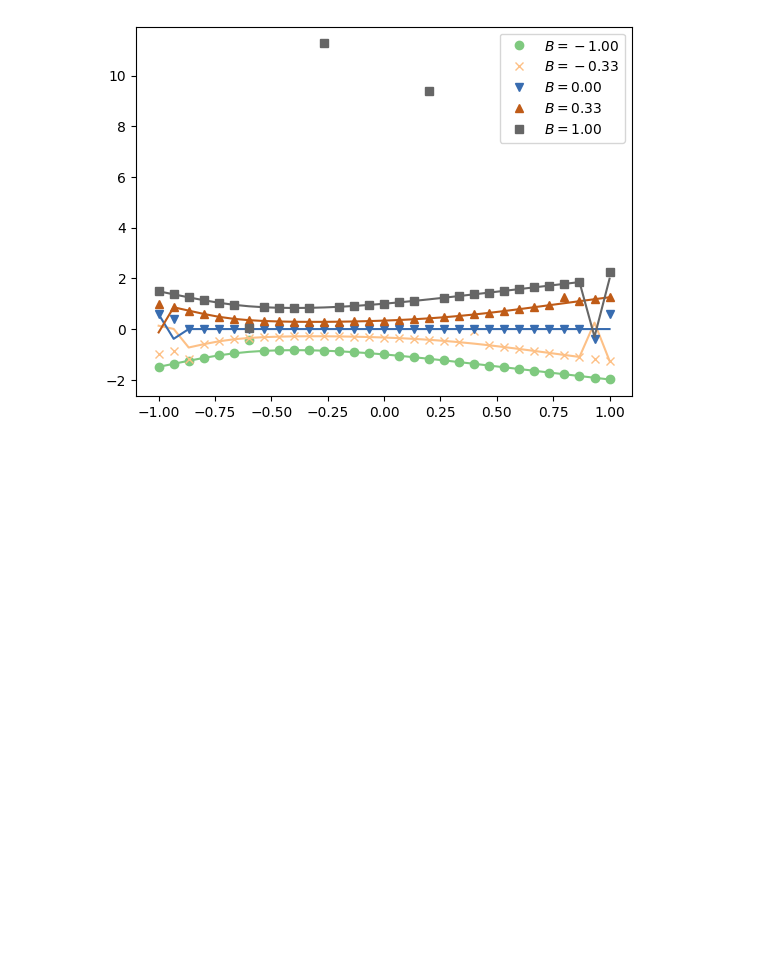
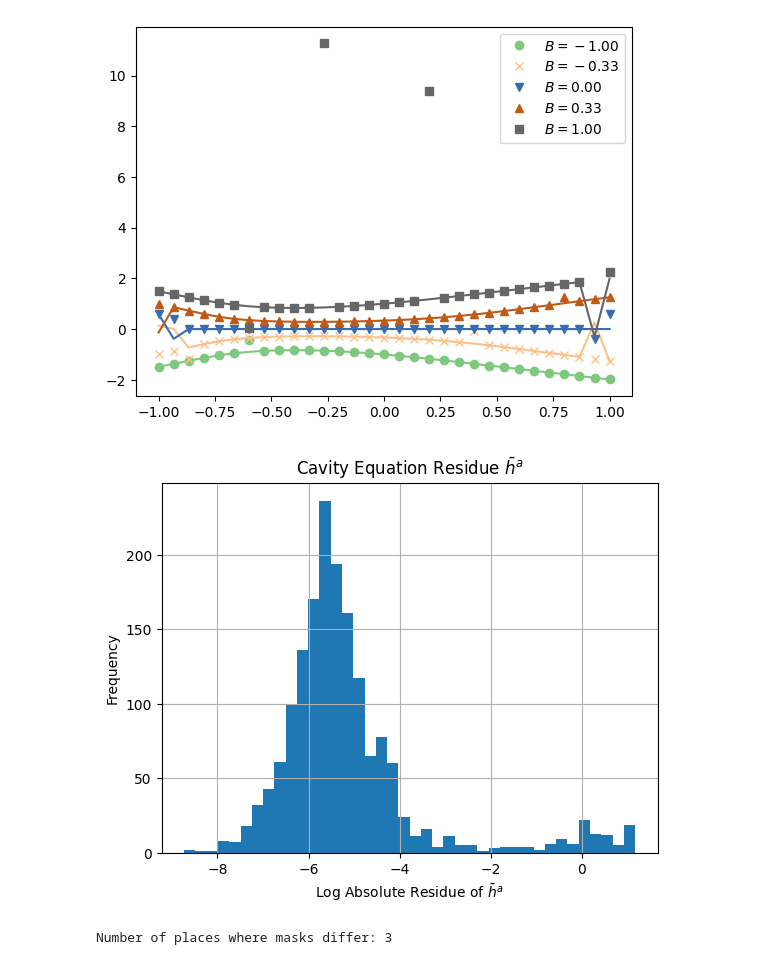
Before and after one commit to YizhongHu/statistical_mechanics_on_graphs, a Jupyter notebook: src/ising_bipartite.ipynb, the cells around one changed output. Cells and saved outputs as stored; diff of their text form; code cells hidden in the pictures; blank space fills up the shorter version.

```diff
--- a/src/ising_bipartite.ipynb
+++ b/src/ising_bipartite.ipynb
@@ -175,7 +175,7 @@ def flat_to_2d(mu, l, k):
     return mu[:2*(l+1)].reshape(2, l+1), \
            mu[2*(l+1):].reshape(2, k+1)
 
-def visualize(p, ax, vmin=None, vmax=None):
+def visualize(p, ax, vmin=None, vmax=None, sci_notation=False):
     '''
     Generates a heatmap for the distribution
     '''
@@ -184,7 +184,8 @@ def visualize(p, ax, vmin=None, vmax=None):
     im = ax.imshow(p, extent=[0, 2 * p.shape[1], 0, 4], cmap='Greys', vmin=vmin, vmax=vmax)
     for i in range(p.shape[0]):
         for j in range(p.shape[1]):
-            text = ax.text(2*j+1, 4 - (2*i+1), f'{p[i, j]:.3f}',
+            content = f'{p[i, j]:.1e}' if sci_notation else f'{p[i, j]:.3f}'
+            text = ax.text(2*j+1, 4 - (2*i+1), content,
                         ha="center", va="center", color="red")
     return im
 
@@ -687,3 +687,36 @@ plt.legend()
   warnings.warn(msg, RuntimeWarning)
 <matplotlib.legend.Legend at 0x...>
 [figure]
+# %%
+def mu_a_opt(beta, B, l, k, h_a, h_v):
+    def dist(x, j):
+        logit = beta * x * (2 * j - l) + B * x + h_a * x + h_v * (2 * j - l)
+        return scipy.special.comb(l, j) * np.exp(logit)
+    mu_a_unnormalized = np.fromfunction(dist, shape=(2, l+1))
+    mu_a = mu_a_unnormalized / np.sum(mu_a_unnormalized)
+    return mu_a
+
+def mu_v_opt(beta, B, l, k, h_a, h_v):
+    def dist(x, i):
+        logit = beta * x * (2 * i - k) + B * x + h_a * (2 * i - k) + h_v * x
+        return scipy.special.comb(k, i) * np.exp(logit)
+    mu_v_unnormalized = np.fromfunction(dist, shape=(2, k+1))
+    mu_v = mu_v_unnormalized / np.sum(mu_v_unnormalized)
+    return mu_v
+
+def get_hs(mu_a, l, beta):
+    pi_mu = edge_distribution_partial(mu_a, l)
+    h_a = np.log(pi_mu[1, 1] / pi_mu[0, 1]) / 2 - beta
+    h_v = np.log(pi_mu[1, 1] / pi_mu[1, 0]) / 2 - beta
+    return h_a, h_v
+# %%
+l, k = 3, 3
+with open(f'../data/ising_bptt_multi/{l=}_{k=}.npz', 'rb') as f:
+    npzfile = np.load(f)
+    reps = npzfile['reps']
+    betas = npzfile['betas']
+    betam = npzfile['betam']
+    Bs = npzfile['Bs']
+    Bm = npzfile['Bm']
+    mu_as = npzfile['mu_a'].reshape(*betam.shape, 2, l+1)
+    mu_vs = npzfile['mu_v'].reshape(*betam.shape, 2, k+1)
@@ -689,0 +772,8 @@ plt.legend()
+# %%
+plt.hist(list(filter(lambda x: not np.isinf(x), np.log10(np.abs(ha_res.flatten())))), bins=40, log=False)
+plt.xlabel('Log Absolute Residue of $\\bar{h}^a$')
+plt.ylabel('Frequency')
+plt.title('Cavity Equation Residue $\\bar{h}^a$')
+plt.grid()
+# %% [output]
+[figure, added]
@@ -689,0 +803,8 @@ plt.legend()
+# %%
+# Mask for all data that roughly satisfy the cavity equations
+cavity_mask_a = (np.abs(ha_res) < 1e-3)
+cavity_mask_v = (np.abs(hv_res) < 1e-3)
+print(f'Number of places where masks differ: {np.count_nonzero(np.logical_xor(cavity_mask_a, cavity_mask_v))}')
+cavity_mask = cavity_mask_a & cavity_mask_v
+# %% [output]
+Number of places where masks differ: 3
```
Also changed, not shown: parts of 11 cells of this notebook, 15 other files.
